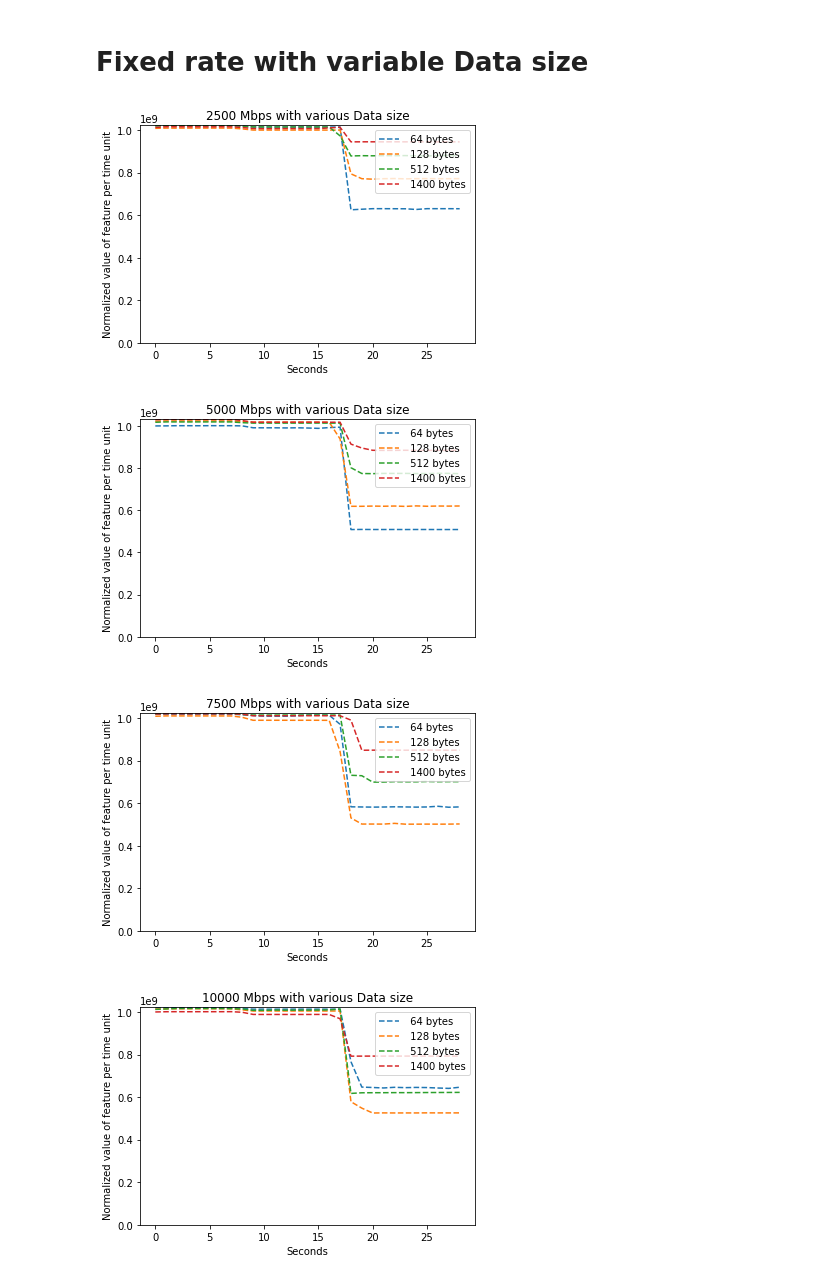
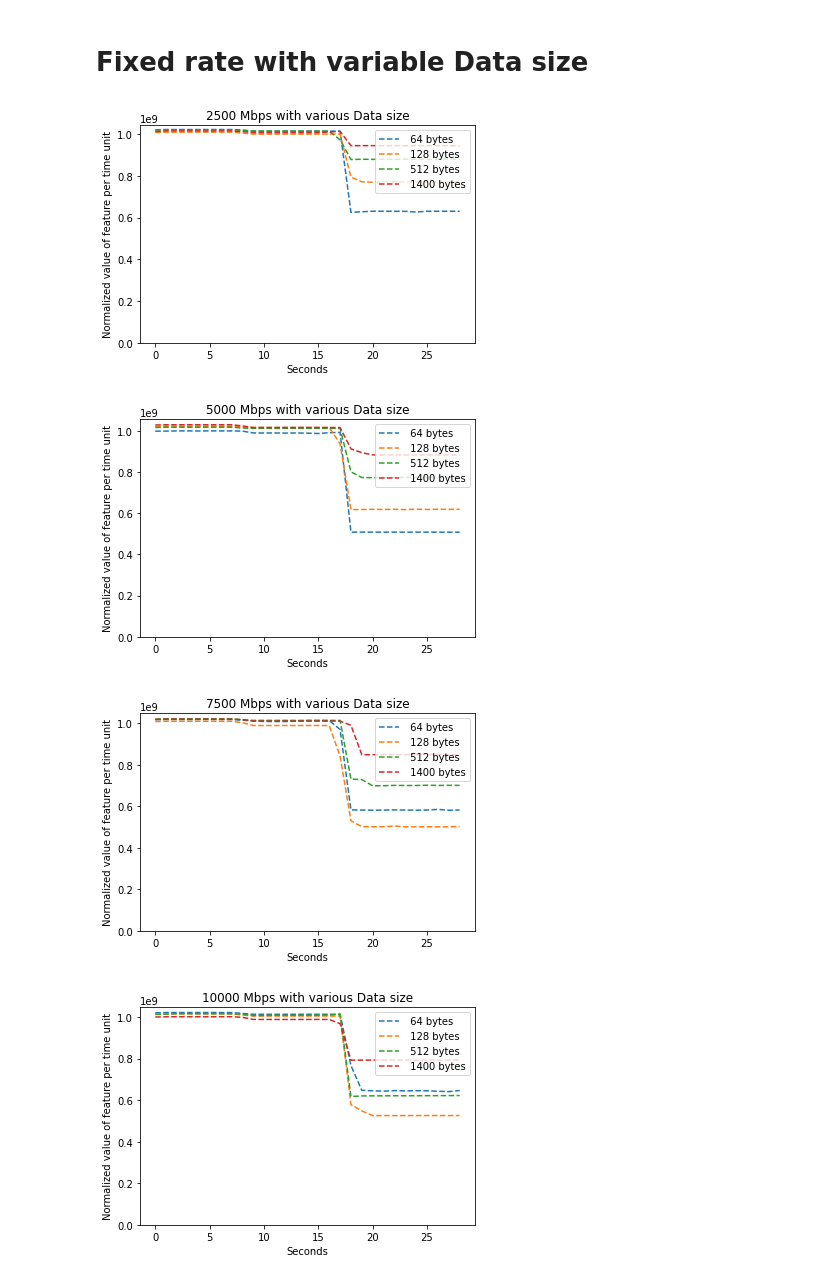
Before and after one commit to CedricKoukoui/ml-for-highspeed-networks-cedric_internship, a Jupyter notebook: data_splitting.ipynb, the cells around one changed output. Drawn from its saved outputs; the diff is of its cells as text; code cells hidden in the pictures.

```diff
--- a/data_splitting.ipynb
+++ b/data_splitting.ipynb
@@ -80,6 +80,10 @@ fastclick.csv.2     100%[===================>] 132.93K  --.-KB/s    in 0.01s
 # %%
 # Read the full dataset
-full_df = pd.read_csv('fastclick.csv.2')
+full_df = pd.read_csv('fastclick.csv')
+
+# Remove the timestamp, which does not have predictive importance
+full_df = full_df.drop(columns=["Unnamed: 621"])
+full_df = full_df.drop(columns=["Time"])
 
 data = full_df.to_numpy()
 
@@ -185,7 +197,6 @@ first_legend = ax.legend(handles=[line1,line2,line3, line4 ], loc='upper right')
 # %% [markdown]
 # Fixed rate with variable Data size
 # %%
-
 fig, ax = plt.subplots()
 
 line1, = ax.plot(full_df['2500-64-branches'], label=" 64 bytes", linestyle='--')
@@ -194,7 +205,8 @@ line3, = ax.plot(full_df['2500-512-branches'], label=" 512 bytes", linestyle='--
 line4, = ax.plot(full_df['2500-1400-branches'], label=" 1400 bytes", linestyle='--')
 plt.title("2500 Mbps with various Data size")
 plt.xlabel('Seconds')
-plt.ylim(0, max(full_df['2500-64-branches'].max(), full_df['2500-128-branches'].max(), full_df['2500-512-branches'].max(),full_df['2500-1400-branches'].max()))
+plt.ylim(0,)
+#plt.ylim(0, max(full_df['2500-64-branches'].max(), full_df['2500-128-branches'].max(), full_df['2500-512-branches'].max(),full_df['2500-1400-branches'].max()))
 plt.ylabel('Normalized value of feature per time unit')
 # Create a legend
 first_legend = ax.legend(handles=[line1,line2,line3, line4 ], loc='upper right')
@@ -208,40 +220,43 @@ line3, = ax.plot(full_df['5000-512-branches'], label=" 512 bytes", linestyle='--
 line4, = ax.plot(full_df['5000-1400-branches'], label=" 1400 bytes", linestyle='--')
 plt.xlabel('Seconds')
 plt.ylabel('Normalized value of feature per time unit')
-plt.ylim(0, max(full_df['5000-64-branches'].max(), full_df['5000-128-branches'].max(), full_df['5000-512-branches'].max(),full_df['5000-1400-branches'].max()))
+plt.ylim(0,)
+#plt.ylim(0, max(full_df['5000-64-branches'].max(), full_df['5000-128-branches'].max(), full_df['5000-512-branches'].max(),full_df['5000-1400-branches'].max()))
 plt.title("5000 Mbps with various Data size")
 # Create a legend
 first_legend = ax.legend(handles=[line1,line2,line3, line4 ], loc='upper right')
 
 
 fig, ax = plt.subplots()
 
 line1, = ax.plot(full_df['7500-64-branches'], label=" 64 bytes", linestyle='--')
 line2, = ax.plot(full_df['7500-128-branches'], label=" 128 bytes", linestyle='--')
 line3, = ax.plot(full_df['7500-512-branches'], label=" 512 bytes", linestyle='--')
 line4, = ax.plot(full_df['7500-1400-branches'], label=" 1400 bytes", linestyle='--')
 plt.xlabel('Seconds')
 plt.ylabel('Normalized value of feature per time unit')
-plt.ylim(0, max(full_df['7500-64-branches'].max(), full_df['7500-128-branches'].max(), full_df['7500-512-branches'].max(),full_df['7500-1400-branches'].max()))
+plt.ylim(0,)
+#plt.ylim(0, max(full_df['7500-64-branches'].max(), full_df['7500-128-branches'].max(), full_df['7500-512-branches'].max(),full_df['7500-1400-branches'].max()))
 plt.title("7500 Mbps with various Data size")
 # Create a legend
 first_legend = ax.legend(handles=[line1,line2,line3, line4 ], loc='upper right')
 
 
 fig, ax = plt.subplots()
 
 line1, = ax.plot(full_df['10000-64-branches'], label=" 64 bytes", linestyle='--')
 line2, = ax.plot(full_df['10000-128-branches'], label=" 128 bytes", linestyle='--')
 line3, = ax.plot(full_df['10000-512-branches'], label=" 512 bytes", linestyle='--')
 line4, = ax.plot(full_df['10000-1400-branches'], label=" 1400 bytes", linestyle='--')
 plt.xlabel('Seconds')
 plt.ylabel('Normalized value of feature per time unit')
-plt.ylim(0, max(full_df['10000-64-branches'].max(), full_df['10000-128-branches'].max(), full_df['10000-512-branches'].max(),full_df['10000-1400-branches'].max()))
+plt.ylim(0,)
+#plt.ylim(0, max(full_df['10000-64-branches'].max(), full_df['10000-128-branches'].max(), full_df['10000-512-branches'].max(),full_df['10000-1400-branches'].max()))
 plt.title("10000 Mbps with various Data size")
 # Create a legend
 first_legend = ax.legend(handles=[line1,line2,line3, line4 ], loc='upper right')
 # %% [output]
-[figure, old version]
+[figure, new version]
-[figure, old version]
+[figure, new version]
-[figure, old version]
+[figure, new version]
-[figure, old version]
+[figure, new version]
```
Also changed, not shown: parts of 17 cells of this notebook.
